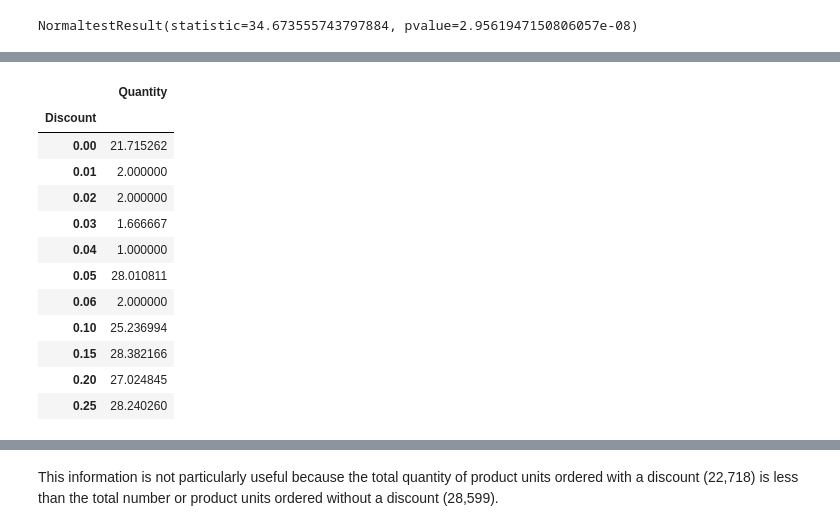
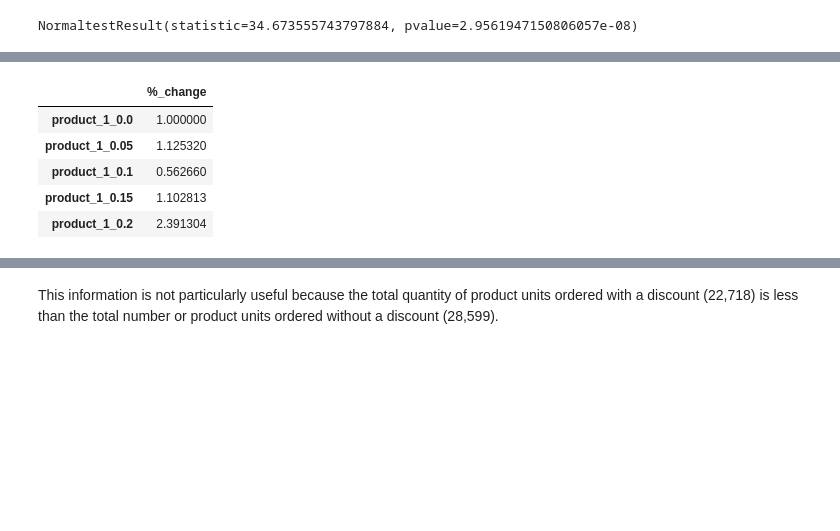
Before and after one commit to giorosati/dsc-2-final-project-online-ds-pt-100118, a Jupyter notebook: module2project.ipynb, the cells around one changed output, grey strips where cells are left out. Saved outputs shown, nothing was run; the diff lists cells and outputs as text; code cells hidden in the pictures; blank space fills up the shorter version.

```diff
--- a/module2project.ipynb
+++ b/module2project.ipynb
@@ -1082,18 +1243,14 @@ NormaltestResult(statistic=0.7820473411720497, pvalue=0.6763641459141054)
+# %%
+new_df.head()
+# %% [output]
+|  | %_change |
+| product_1_0.0 | 1.000000 |
+| product_1_0.05 | 1.125320 |
+| product_1_0.1 | 0.562660 |
+| product_1_0.15 | 1.102813 |
+| product_1_0.2 | 2.391304 |
 # %%
 # look at the mean quantity ordered for all products at each level of discount
 group_data_1 = pd.DataFrame(order_detail.groupby(['Discount'])['Quantity'].mean())
+group_data_1.reset_index(inplace=True)
 group_data_1
-# %% [output]
-|  | Quantity |
-| Discount |  |
-| 0.00 | 21.715262 |
-| 0.01 | 2.000000 |
-| 0.02 | 2.000000 |
-| 0.03 | 1.666667 |
-| 0.04 | 1.000000 |
-| 0.05 | 28.010811 |
-| 0.06 | 2.000000 |
-| 0.10 | 25.236994 |
-| 0.15 | 28.382166 |
-| 0.20 | 27.024845 |
-| 0.25 | 28.240260 |
```
Also changed, not shown: parts of 32 cells of this notebook.
